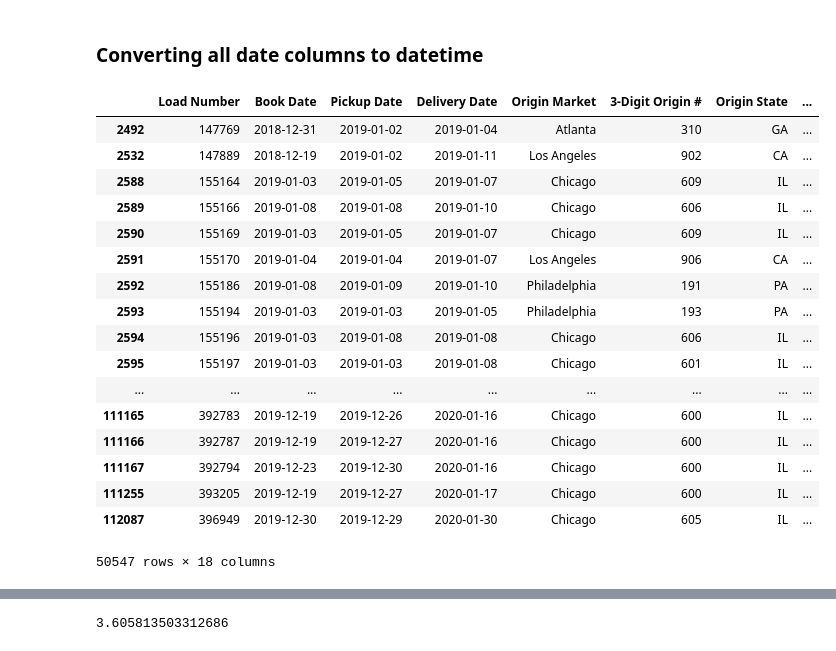
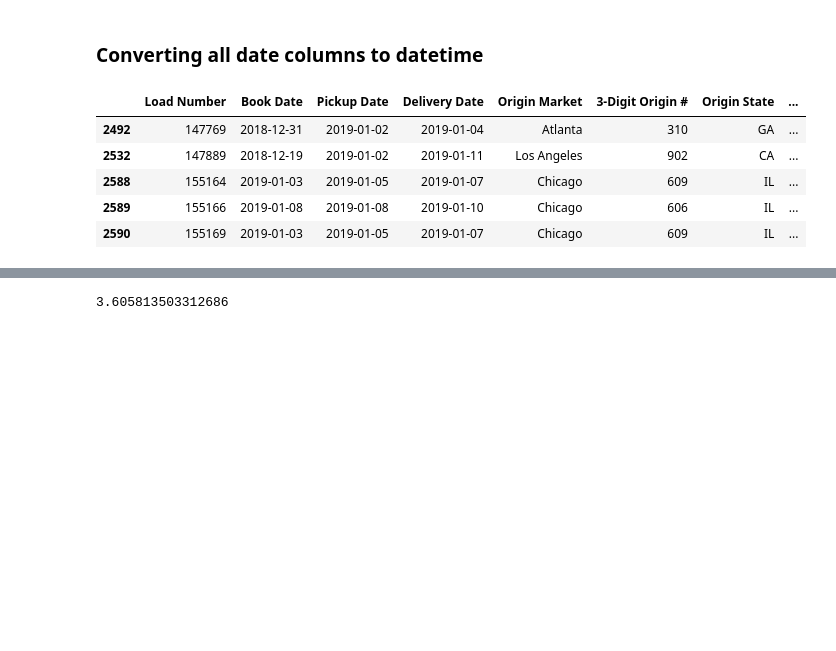
Before and after one commit to cmarshall1999/Loyola-Supply-Chain-Competition, a Jupyter notebook: Loyola-Supply-Chain-Analysis.ipynb, the cells around one changed output, grey strips where cells are left out. Cells and saved outputs as stored; diff of their text form; code cells hidden in the pictures; blank space fills up the shorter version.

```diff
--- a/Loyola-Supply-Chain-Analysis.ipynb
+++ b/Loyola-Supply-Chain-Analysis.ipynb
@@ -177,25 +178,13 @@ ShipperData['RPM'] = rpm
 # %%
 Shipper2019=ShipperData[ShipperData['Pickup Date'].dt.year == 2019]
 # %%
-Shipper2019
+Shipper2019.head()
 # %% [output]
 |  | Load Number | Book Date | Pickup Date | Delivery Date | Origin Market | 3-Digit Origin # | Origin State | ... |
 | 2492 | 147769 | 2018-12-31 | 2019-01-02 | 2019-01-04 | Atlanta | 310 | GA | ... |
 | 2532 | 147889 | 2018-12-19 | 2019-01-02 | 2019-01-11 | Los Angeles | 902 | CA | ... |
 | 2588 | 155164 | 2019-01-03 | 2019-01-05 | 2019-01-07 | Chicago | 609 | IL | ... |
 | 2589 | 155166 | 2019-01-08 | 2019-01-08 | 2019-01-10 | Chicago | 606 | IL | ... |
 | 2590 | 155169 | 2019-01-03 | 2019-01-05 | 2019-01-07 | Chicago | 609 | IL | ... |
-| 2591 | 155170 | 2019-01-04 | 2019-01-04 | 2019-01-07 | Los Angeles | 906 | CA | ... |
-| 2592 | 155186 | 2019-01-08 | 2019-01-09 | 2019-01-10 | Philadelphia | 191 | PA | ... |
-| 2593 | 155194 | 2019-01-03 | 2019-01-03 | 2019-01-05 | Philadelphia | 193 | PA | ... |
-| 2594 | 155196 | 2019-01-03 | 2019-01-08 | 2019-01-08 | Chicago | 606 | IL | ... |
-| 2595 | 155197 | 2019-01-03 | 2019-01-03 | 2019-01-08 | Chicago | 601 | IL | ... |
-| ... | ... | ... | ... | ... | ... | ... | ... | ... |
-| 111165 | 392783 | 2019-12-19 | 2019-12-26 | 2020-01-16 | Chicago | 600 | IL | ... |
-| 111166 | 392787 | 2019-12-19 | 2019-12-27 | 2020-01-16 | Chicago | 600 | IL | ... |
-| 111167 | 392794 | 2019-12-23 | 2019-12-30 | 2020-01-16 | Chicago | 600 | IL | ... |
-| 111255 | 393205 | 2019-12-19 | 2019-12-27 | 2020-01-17 | Chicago | 600 | IL | ... |
-| 112087 | 396949 | 2019-12-30 | 2019-12-29 | 2020-01-30 | Chicago | 605 | IL | ... |
-50547 rows × 18 columns
 # %%
 Q1=Shipper2019[Shipper2019['Mode'].isin(['Dry Van','Truck'])].copy()
```
Also changed, not shown: parts of 55 cells of this notebook.
